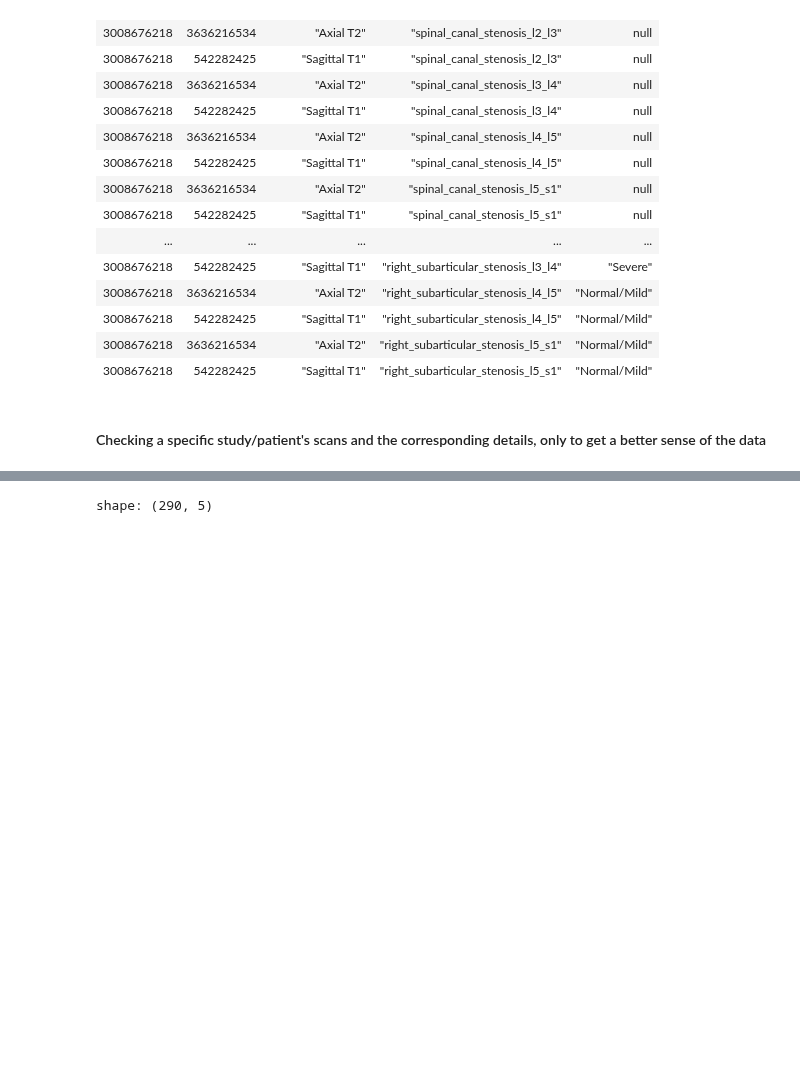
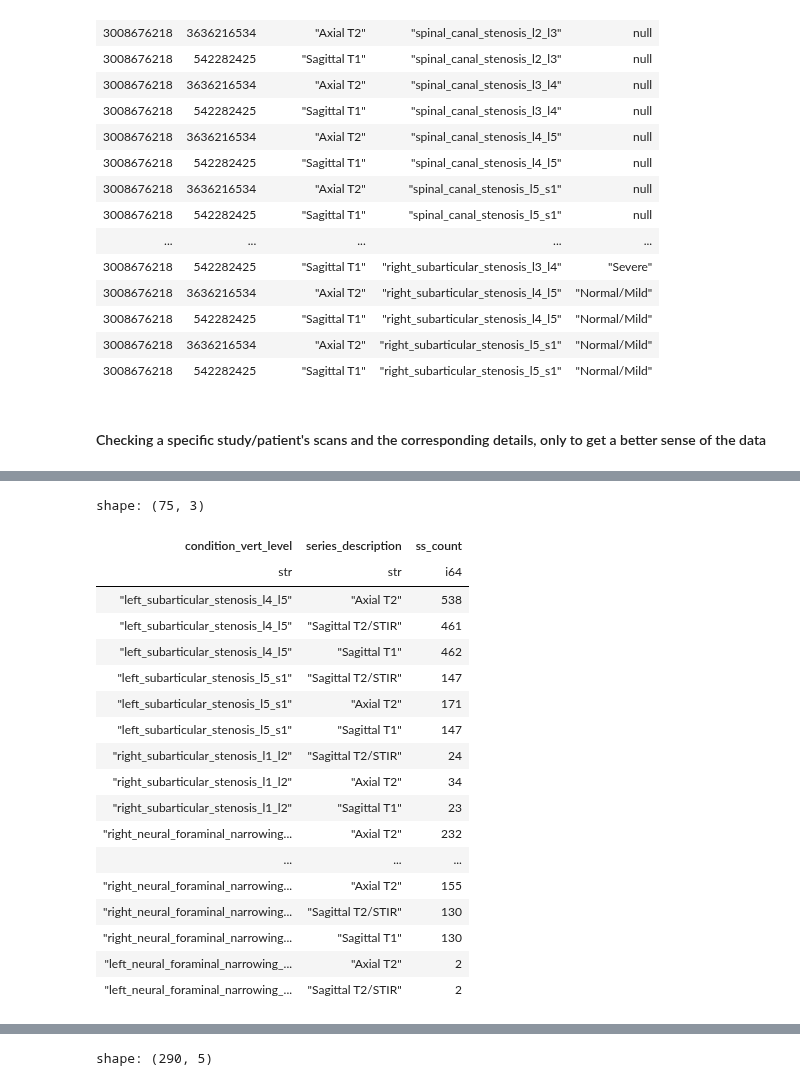
Before and after one commit to sumaniitm/RSNA-2024-Lumbar-Spine-Degenerative-Classification, a Jupyter notebook: primary-problem-study-rsna-2024.ipynb, the cells around one changed output, grey strips where cells are left out. Saved outputs shown, nothing was run; the diff lists cells and outputs as text; code cells hidden in the pictures; blank space fills up the shorter version.

```diff
--- a/primary-problem-study-rsna-2024.ipynb
+++ b/primary-problem-study-rsna-2024.ipynb
@@ -143,3 +148,29 @@ condition_list = dd.sql("select distinct condition_vert_level from full_training
+# %%
+pl.Config(fmt_str_lengths=100)
+pl.Config.set_tbl_rows(1000)
+
+dd.sql("select condition_vert_level, series_description, count(distinct(study_id||'/'||series_id)) as ss_count from full_training_data \
+where severity = 'Severe' group by condition_vert_level, series_description").pl()
+# %% [output]
+shape: (75, 3)
+| condition_vert_level | series_description | ss_count |
+| str | str | i64 |
+| "left_subarticular_stenosis_l4_l5" | "Axial T2" | 538 |
+| "left_subarticular_stenosis_l4_l5" | "Sagittal T2/STIR" | 461 |
+| "left_subarticular_stenosis_l4_l5" | "Sagittal T1" | 462 |
+| "left_subarticular_stenosis_l5_s1" | "Sagittal T2/STIR" | 147 |
+| "left_subarticular_stenosis_l5_s1" | "Axial T2" | 171 |
+| "left_subarticular_stenosis_l5_s1" | "Sagittal T1" | 147 |
+| "right_subarticular_stenosis_l1_l2" | "Sagittal T2/STIR" | 24 |
+| "right_subarticular_stenosis_l1_l2" | "Axial T2" | 34 |
+| "right_subarticular_stenosis_l1_l2" | "Sagittal T1" | 23 |
+| "right_neural_foraminal_narrowing... | "Axial T2" | 232 |
+| ... | ... | ... |
+| "right_neural_foraminal_narrowing... | "Axial T2" | 155 |
+| "right_neural_foraminal_narrowing... | "Sagittal T2/STIR" | 130 |
+| "right_neural_foraminal_narrowing... | "Sagittal T1" | 130 |
+| "left_neural_foraminal_narrowing_... | "Axial T2" | 2 |
+| "left_neural_foraminal_narrowing_... | "Sagittal T2/STIR" | 2 |
 # %%
 train_files_path_root = '/kaggle/input/rsna-2024-lumbar-spine-degenerative-classification/train_images/'
 
```
Also changed, not shown: parts of 5 cells of this notebook.
